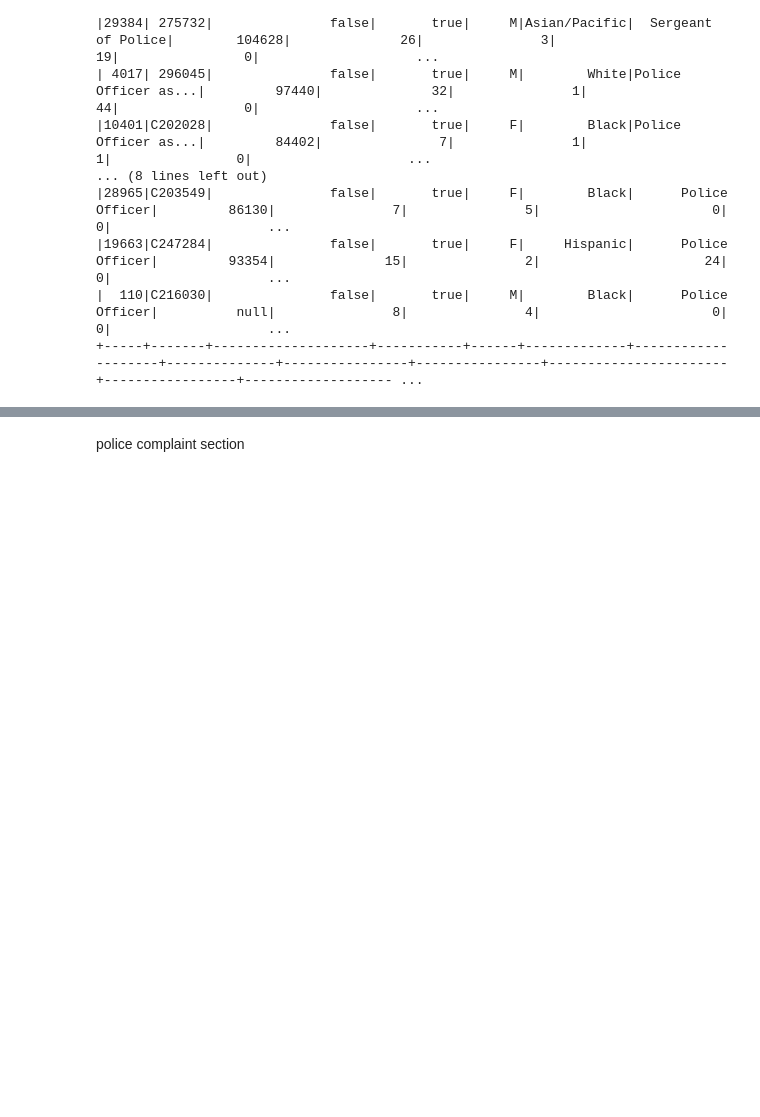
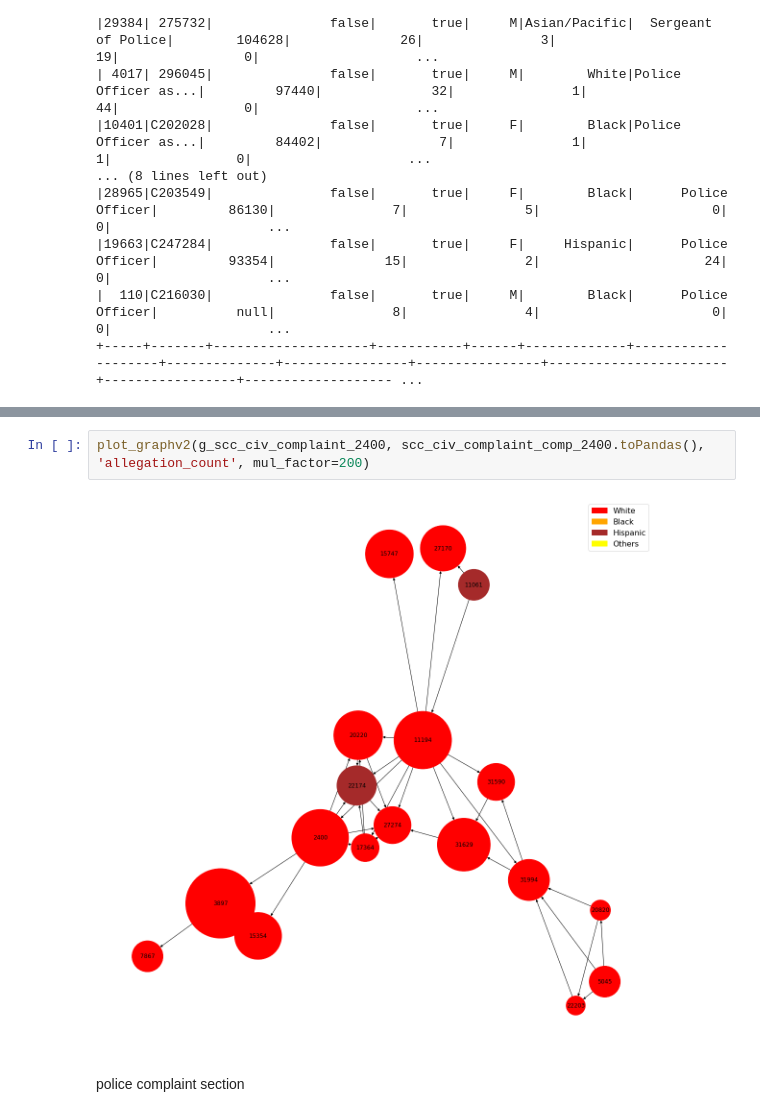
Before and after one commit to jacobkwat/The-Freedom-Donkeys, a Jupyter notebook: checkpoint-4/CP4_V2.ipynb, the cells around one changed output, grey strips where cells are left out. Drawn from its saved outputs; the diff is of its cells as text; blank space fills up the shorter version.

```diff
--- a/checkpoint-4/CP4_V2.ipynb
+++ b/checkpoint-4/CP4_V2.ipynb
@@ -372,3 +486,7 @@ g_scc_civ_complaint_110.edges.count()
+# %%
+plot_graphv2(g_scc_civ_complaint_2400, scc_civ_complaint_comp_2400.toPandas(), 'allegation_count', mul_factor=200)
+# %% [output]
+[figure, added]
 # %% [markdown]
 police complaint section
 # %%
```
Also changed, not shown: parts of 16 cells of this notebook.
